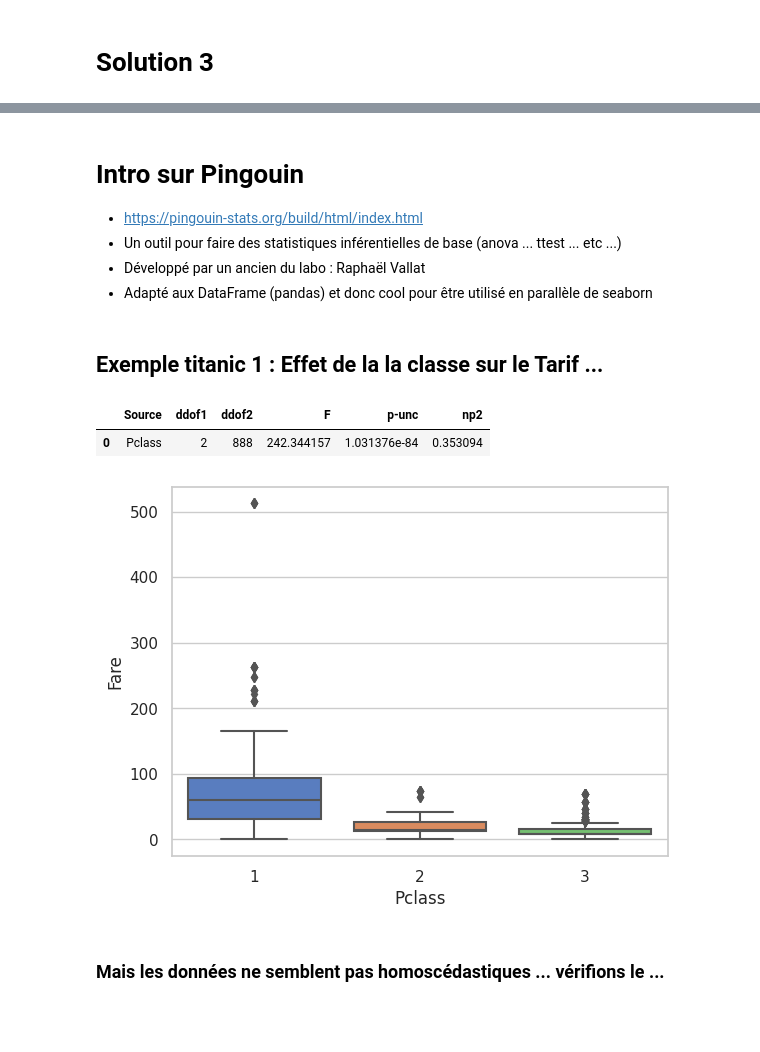
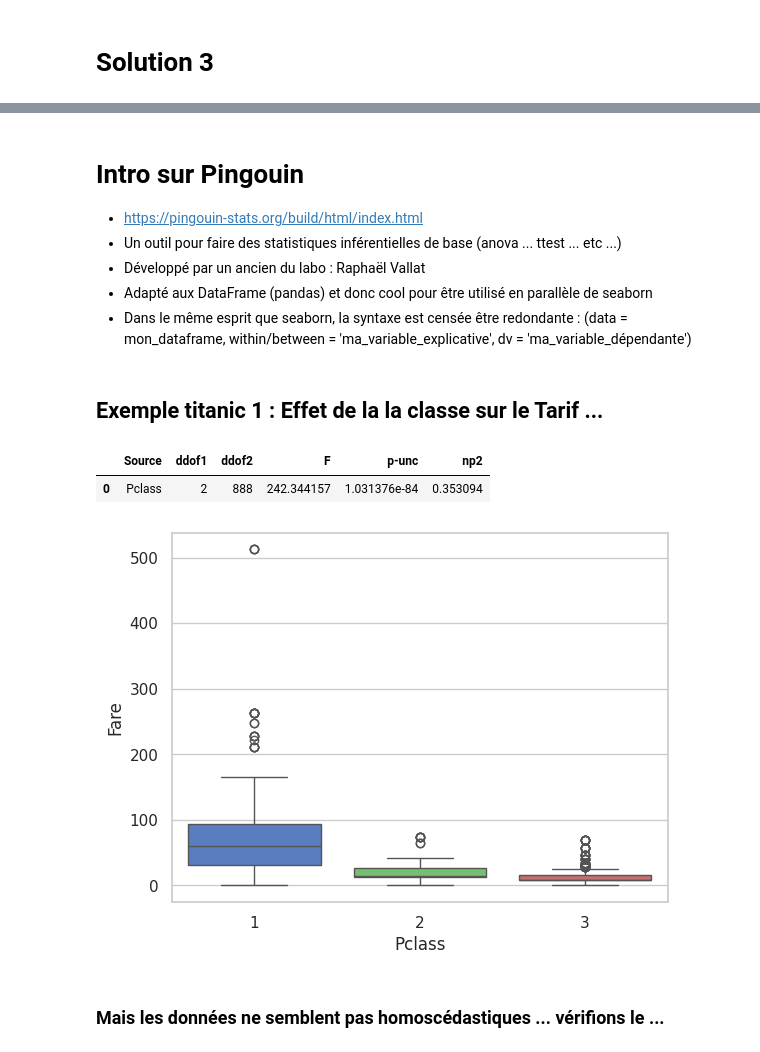
Before and after one commit to crnl-lab/Formation_2025_Python_data_analyse, a Jupyter notebook: notebooks/seaborn_pingouin.ipynb, the cells around one changed output, grey strips where cells are left out. Cells and saved outputs as stored; diff of their text form; code cells hidden in the pictures; blank space fills up the shorter version.

```diff
--- a/notebooks/seaborn_pingouin.ipynb
+++ b/notebooks/seaborn_pingouin.ipynb
@@ -116,6 +127,7 @@ sns.boxplot(x="Survived", y="Age", data=passenger) # hue="Pclass"
 - Un outil pour faire des statistiques inférentielles de base (anova ... ttest ... etc ...)
 - Développé par un ancien du labo : Raphaël Vallat
 - Adapté aux DataFrame (pandas) et donc cool pour être utilisé en parallèle de seaborn
+- Dans le même esprit que seaborn, la syntaxe est censée être redondante : (data = mon_dataframe, within/between = 'ma_variable_explicative', dv = 'ma_variable_dépendante')
 # %%
 import pingouin as pg
 # %% [markdown]
@@ -123,13 +135,13 @@ import pingouin as pg
 # %%
 predictor = 'Pclass'
 outcome = 'Fare'
 
-sns.boxplot(data = passenger, x = predictor, y = outcome)
+sns.boxplot(data = passenger, x = predictor, y = outcome, hue = predictor, palette = {1:'b', 2 : 'g', 3:'r'}, legend = False)
 pg.anova(data = passenger, dv = outcome, between = predictor)
 # %% [output]
 |  | Source | ddof1 | ddof2 | F | p-unc | np2 |
 | 0 | Pclass | 2 | 888 | 242.344157 | 1.031376e-84 | 0.353094 |
-[figure, old version]
+[figure, new version]
 # %% [markdown]
 ### Mais les données ne semblent pas homoscédastiques ... vérifions le ...
 # %%
```
Also changed, not shown: parts of 23 cells of this notebook, 2 other files.
